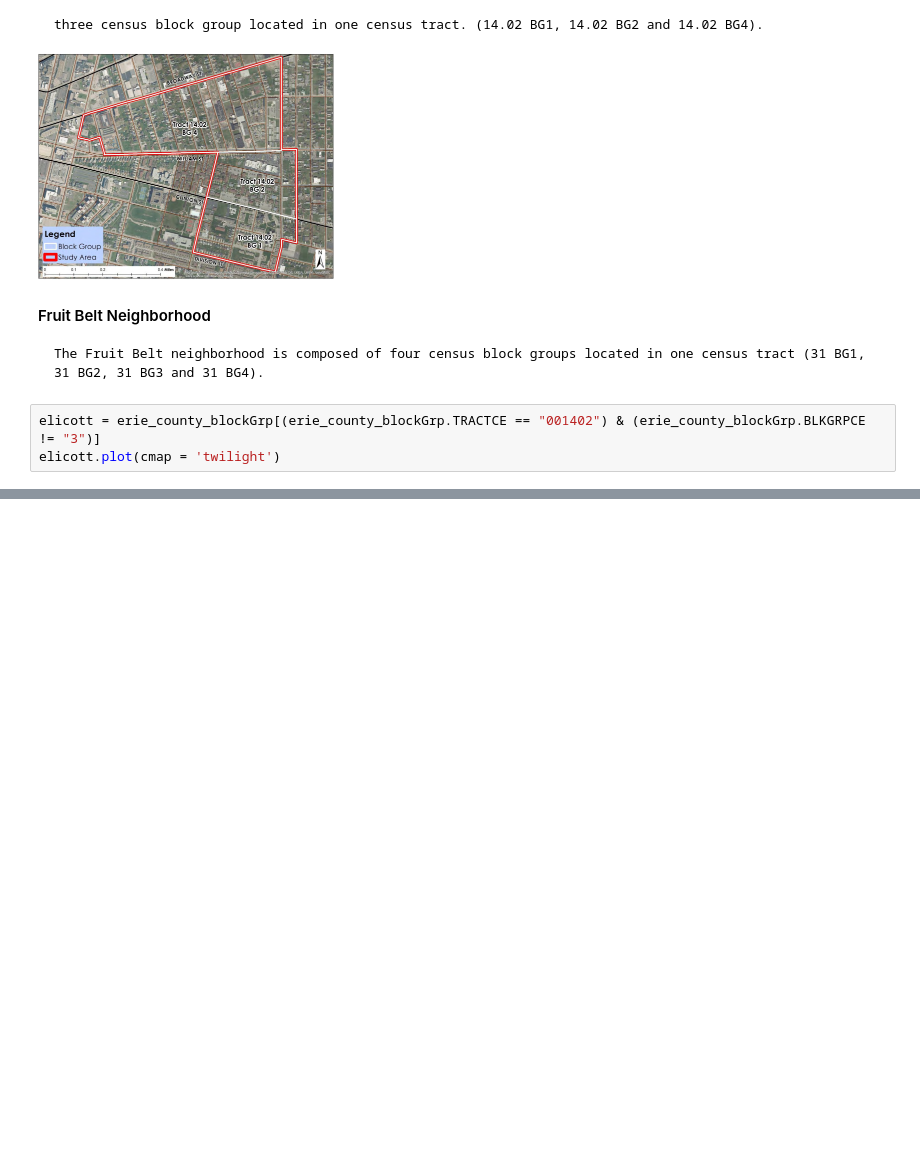
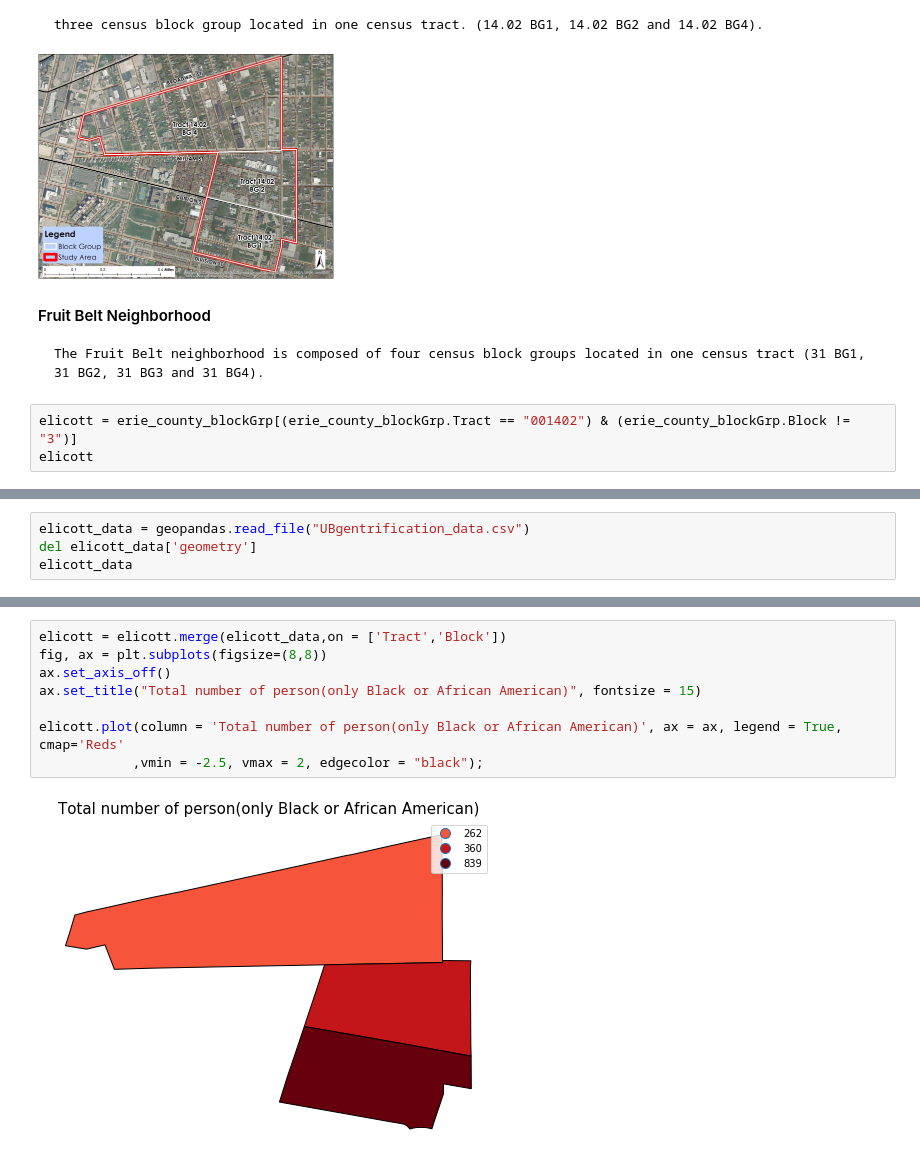
Before and after one commit to gentrification-ub/Data_from_UScensus, a Jupyter notebook: plot.ipynb, the cells around one changed output, grey strips where cells are left out. Drawn from its saved outputs; the diff is of its cells as text; blank space fills up the shorter version.

```diff
--- a/plot.ipynb
+++ b/plot.ipynb
@@ -40,6 +52,6 @@ Below are the blocks that are indicated on the reading that are going through th
 #### Fruit Belt Neighborhood
     The Fruit Belt neighborhood is composed of four census block groups located in one census tract (31 BG1, 31 BG2, 31 BG3 and 31 BG4).
 # %%
-elicott = erie_county_blockGrp[(erie_county_blockGrp.TRACTCE == "001402") & (erie_county_blockGrp.BLKGRPCE != "3")]
-elicott.plot(cmap = 'twilight')
+elicott = erie_county_blockGrp[(erie_county_blockGrp.Tract == "001402") & (erie_county_blockGrp.Block != "3")]
+elicott
 # %% [output]
@@ -47,0 +62,4 @@ elicott.plot(cmap = 'twilight')
+# %%
+elicott_data = geopandas.read_file("UBgentrification_data.csv")
+del elicott_data['geometry']
+elicott_data
@@ -47,0 +72,10 @@ elicott.plot(cmap = 'twilight')
+# %%
+elicott = elicott.merge(elicott_data,on = ['Tract','Block'])
+fig, ax = plt.subplots(figsize=(8,8))
+ax.set_axis_off()
+ax.set_title("Total number of person(only Black or African American)", fontsize = 15)
+
+elicott.plot(column = 'Total number of person(only Black or African American)', ax = ax, legend = True, cmap='Reds'
+            ,vmin = -2.5, vmax = 2, edgecolor = "black");
+# %% [output]
+[figure, added]
```
Also changed, not shown: parts of 3 cells of this notebook, 2 other files.
